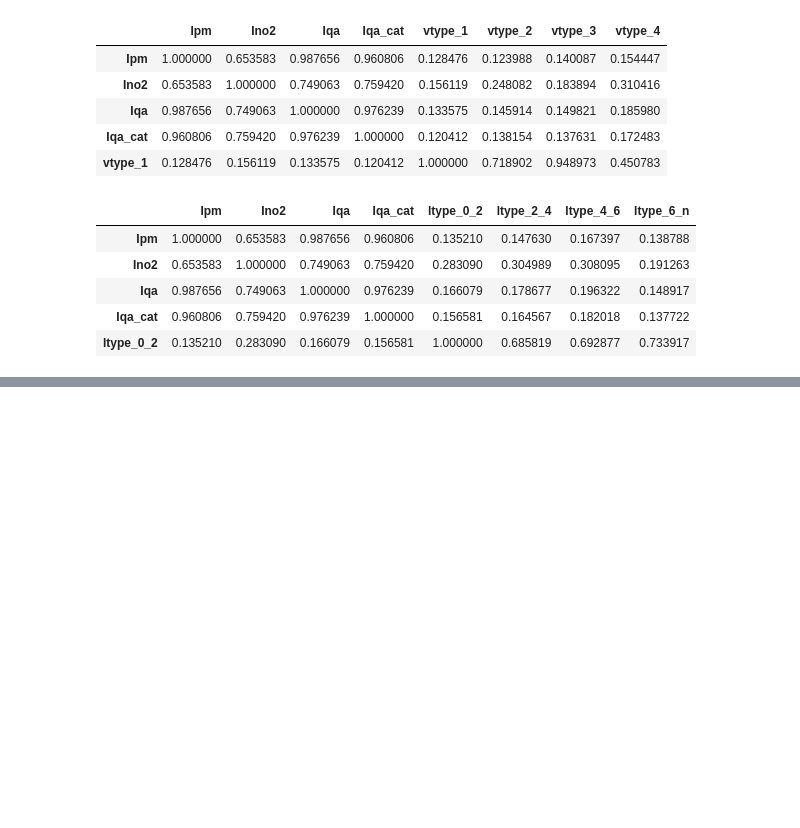
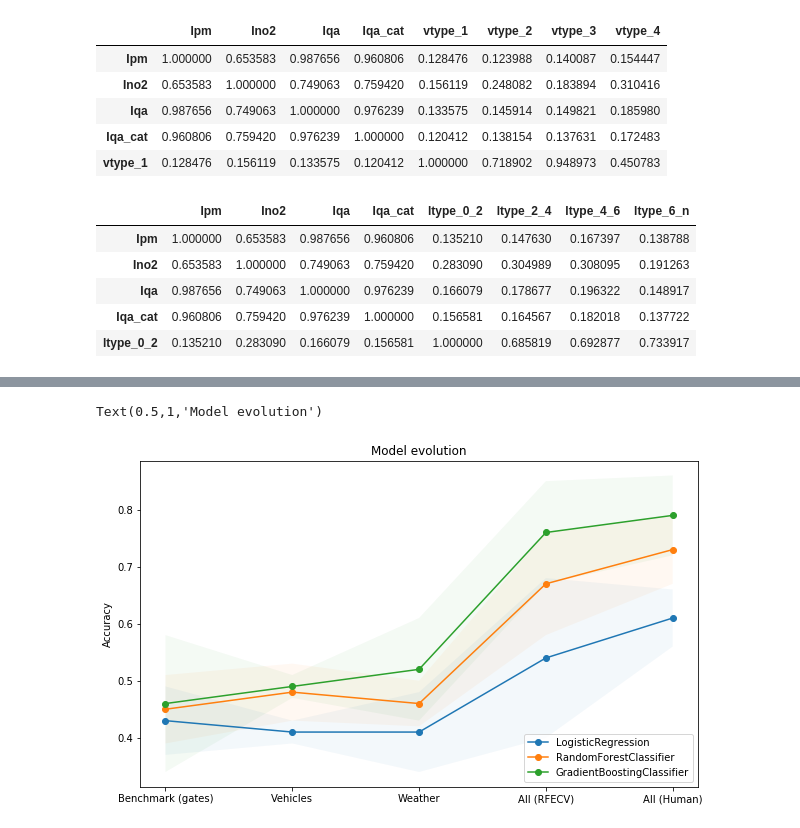
Before and after one commit to nickmancol/airquality-nickman, a Jupyter notebook: AirQuality.ipynb, the cells around one changed output, grey strips where cells are left out. Saved outputs shown, nothing was run; the diff lists cells and outputs as text; code cells hidden in the pictures; blank space fills up the shorter version.

Commit message:
Added model comparison

```diff
--- a/AirQuality.ipynb
+++ b/AirQuality.ipynb
@@ -674,0 +751,14 @@ Recall                          0.34               0.24                   0.35
+# %%
+#Other pollutants+Weather
+X = df_avg_weather.loc[:, ['Temperature','Relative Humidity','Precipitation']]
+X = pd.concat([X, df_avg_air.loc[:, ['Total Nitrogen','Benzene','PM2.5']]], axis=1)#,'Carbon Monoxide'
+X = pd.concat([X, df_traffic_count[['gate_64','gate_70','gate_83','gate_89','gate_91','gate_93','gate_95']]], axis=1)
+X = pd.concat([X, df_vehicles_dpf.loc[:, ['dpf_2']]], axis=1)
+X = pd.concat([X, df_vehicles_ftype.loc[:, ['ftype_2','ftype_5']]], axis=1)
+X = pd.concat([X, df_vehicles_vtype.loc[:, ['vtype_2']]], axis=1)#
+X = pd.concat([X, df_vehicles_ltype.loc[:, ['ltype_4_6']]], axis=1)
+y = df_ipm['Iqa_cat']
+X_train, X_test, y_train, y_test = train_test_split(X, y, test_size=0.33, random_state=42)
+model_4 = fit_clf(algos, X_train, y_train)
+results_4 = compare_clf(model_4, X_test, y_test)
+plot_results(y_test, results_4)
@@ -674,0 +783,24 @@ Recall                          0.34               0.24                   0.35
+# %%
+fig, ax = plt.subplots(1,1,figsize=(10,6))
+model_names = ['Benchmark (gates)','Vehicles','Weather', 'All (RFECV)', 'All (Human)']
+for name in [type(m).__name__ for m in algos]:
+    vals = [
+        results.iloc[0][name]
+        , results_1.iloc[0][name]
+        , results_2.iloc[0][name]
+        , results_3.iloc[0][name]
+        , results_4.iloc[0][name]
+    ]
+    x = np.arange(len(vals))
+    y1 = [float(y[0:4]) - float(y[10:14]) for y in vals]
+    y2 = [float(y[0:4]) + float(y[10:14]) for y in vals]
+    vals = [float(y[0:4]) for y in vals]
+    ax.fill_between(x, y1, y2, alpha=0.05)
+    ax.plot(x, vals, marker='o', label=name)
+plt.ylabel('Accuracy')
+plt.xticks(np.arange(len(model_names)), model_names)
+plt.legend(loc=4)
+plt.title('Model evolution')
+# %% [output]
+Text(0.5,1,'Model evolution')
+[figure, added]
```
Also changed, not shown: parts of 12 cells of this notebook, 1 other file.
